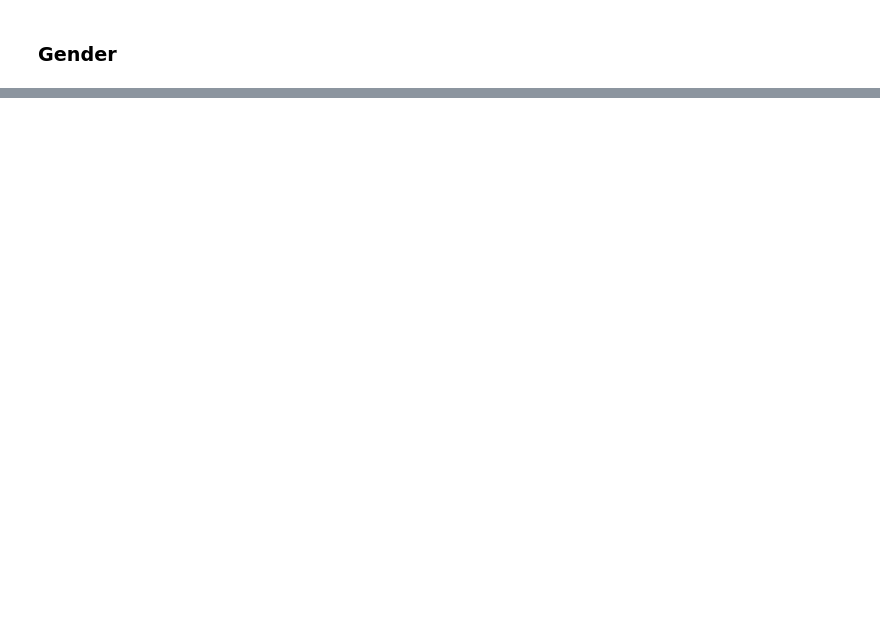
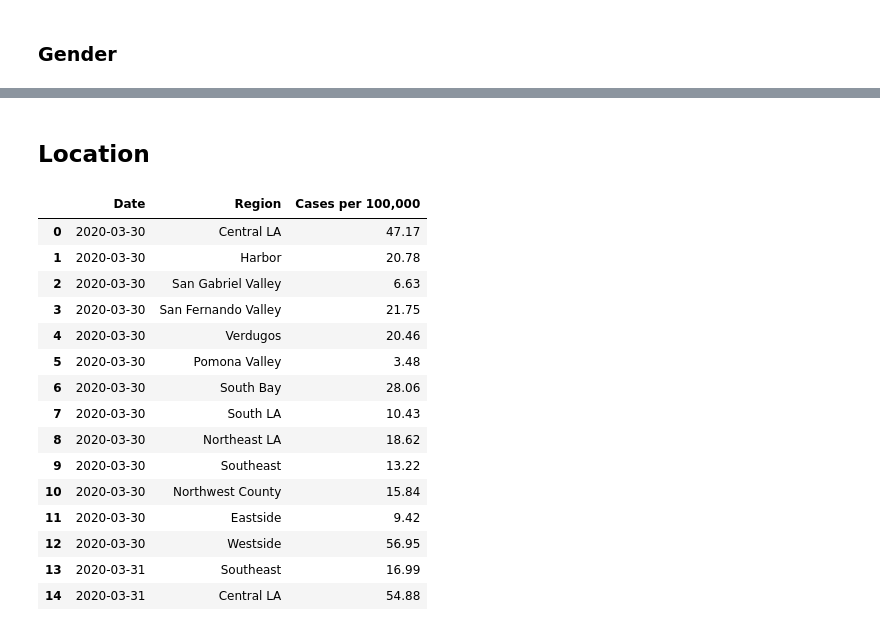
Before and after one commit to xander-hirsch/lac_covid19, a Jupyter notebook: lacph_graphs.ipynb, the cells around one changed output, grey strips where cells are left out. Saved outputs shown, nothing was run; the diff lists cells and outputs as text; code cells hidden in the pictures; blank space fills up the shorter version.

```diff
--- a/lacph_graphs.ipynb
+++ b/lacph_graphs.ipynb
@@ -84,0 +85,2 @@ adjust_ax(by_gender)
+# %% [markdown]
+## Location
@@ -84,0 +95,19 @@ adjust_ax(by_gender)
+# %%
+df_region.head(15)
+# %% [output]
+|  | Date | Region | Cases per 100,000 |
+| 0 | 2020-03-30 | Central LA | 47.17 |
+| 1 | 2020-03-30 | Harbor | 20.78 |
+| 2 | 2020-03-30 | San Gabriel Valley | 6.63 |
+| 3 | 2020-03-30 | San Fernando Valley | 21.75 |
+| 4 | 2020-03-30 | Verdugos | 20.46 |
+| 5 | 2020-03-30 | Pomona Valley | 3.48 |
+| 6 | 2020-03-30 | South Bay | 28.06 |
+| 7 | 2020-03-30 | South LA | 10.43 |
+| 8 | 2020-03-30 | Northeast LA | 18.62 |
+| 9 | 2020-03-30 | Southeast | 13.22 |
+| 10 | 2020-03-30 | Northwest County | 15.84 |
+| 11 | 2020-03-30 | Eastside | 9.42 |
+| 12 | 2020-03-30 | Westside | 56.95 |
+| 13 | 2020-03-31 | Southeast | 16.99 |
+| 14 | 2020-03-31 | Central LA | 54.88 |
```
Also changed, not shown: parts of 9 cells of this notebook, 1 other file.
